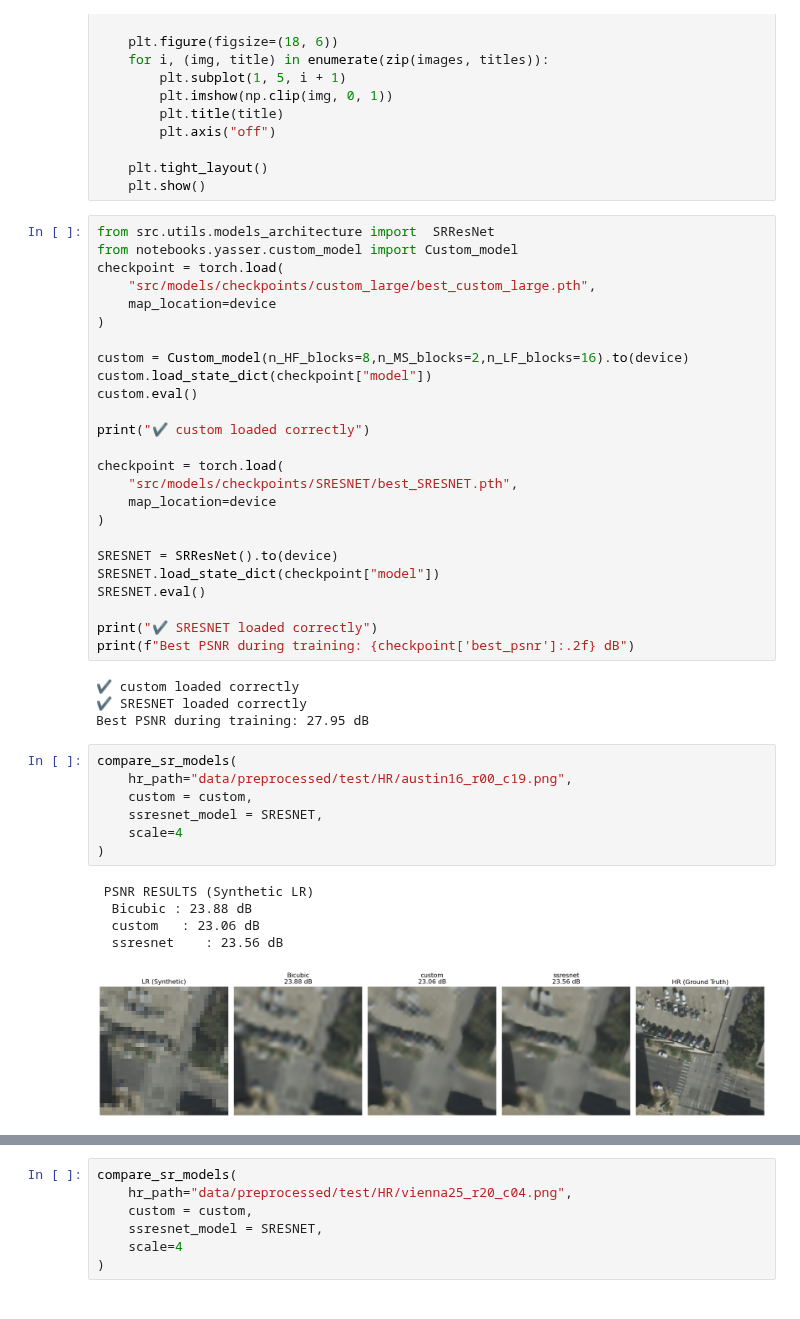
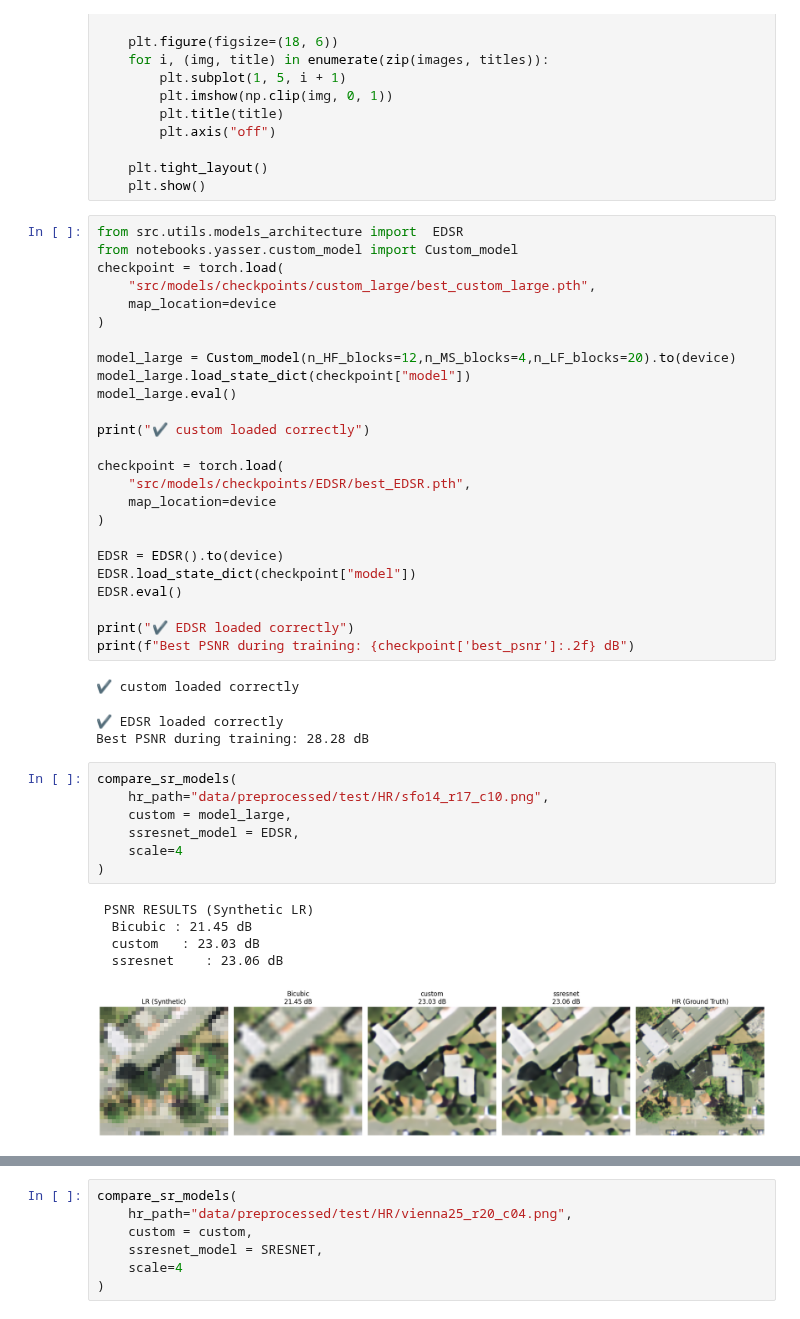
Before and after one commit to NadiYasser/Satellite_Super_Resulotion0, a Jupyter notebook: notebooks/yasser/test_MODELS copy.ipynb, the cells around one changed output, grey strips where cells are left out. Saved outputs shown, nothing was run; the diff lists cells and outputs as text.

```diff
--- a/notebooks/yasser/test_MODELS copy.ipynb
+++ b/notebooks/yasser/test_MODELS copy.ipynb
@@ -97,46 +97,46 @@ def compare_sr_models(
     plt.tight_layout()
     plt.show()
 # %%
-from src.utils.models_architecture import  SRResNet
+from src.utils.models_architecture import  EDSR
 from notebooks.yasser.custom_model import Custom_model
 checkpoint = torch.load(
     "src/models/checkpoints/custom_large/best_custom_large.pth",
     map_location=device
 )
 
-custom = Custom_model(n_HF_blocks=8,n_MS_blocks=2,n_LF_blocks=16).to(device)
-custom.load_state_dict(checkpoint["model"])
-custom.eval()
+model_large = Custom_model(n_HF_blocks=12,n_MS_blocks=4,n_LF_blocks=20).to(device)
+model_large.load_state_dict(checkpoint["model"])
+model_large.eval()
 
 print("✔ custom loaded correctly")
 
 checkpoint = torch.load(
-    "src/models/checkpoints/SRESNET/best_SRESNET.pth",
+    "src/models/checkpoints/EDSR/best_EDSR.pth",
     map_location=device
 )
 
-SRESNET = SRResNet().to(device)
-SRESNET.load_state_dict(checkpoint["model"])
-SRESNET.eval()
+EDSR = EDSR().to(device)
+EDSR.load_state_dict(checkpoint["model"])
+EDSR.eval()
 
-print("✔ SRESNET loaded correctly")
+print("✔ EDSR loaded correctly")
 print(f"Best PSNR during training: {checkpoint['best_psnr']:.2f} dB")
 # %% [output]
 ✔ custom loaded correctly
-✔ SRESNET loaded correctly
-Best PSNR during training: 27.95 dB
+✔ EDSR loaded correctly
+Best PSNR during training: 28.28 dB
 # %%
 compare_sr_models(
-    hr_path="data/preprocessed/test/HR/austin16_r00_c19.png",
-    custom = custom,
-    ssresnet_model = SRESNET,
+    hr_path="data/preprocessed/test/HR/sfo14_r17_c10.png",
+    custom = model_large,
+    ssresnet_model = EDSR,
     scale=4
 )
 # %% [output]
  PSNR RESULTS (Synthetic LR)
-  Bicubic : 23.88 dB
-  custom   : 23.06 dB
-  ssresnet    : 23.56 dB
+  Bicubic : 21.45 dB
+  custom   : 23.03 dB
+  ssresnet    : 23.06 dB
-[figure, old version]
+[figure, new version]
 # %%
 compare_sr_models(
```
Also changed, not shown: parts of 3 cells of this notebook, 1 other file.
